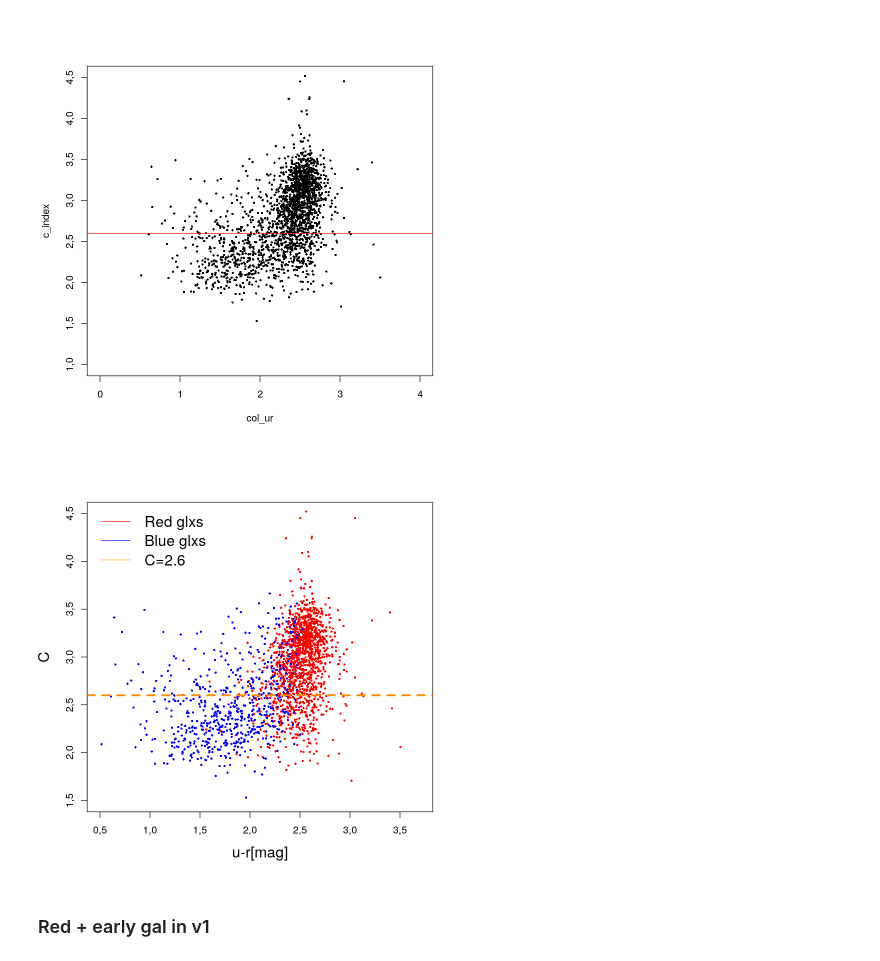
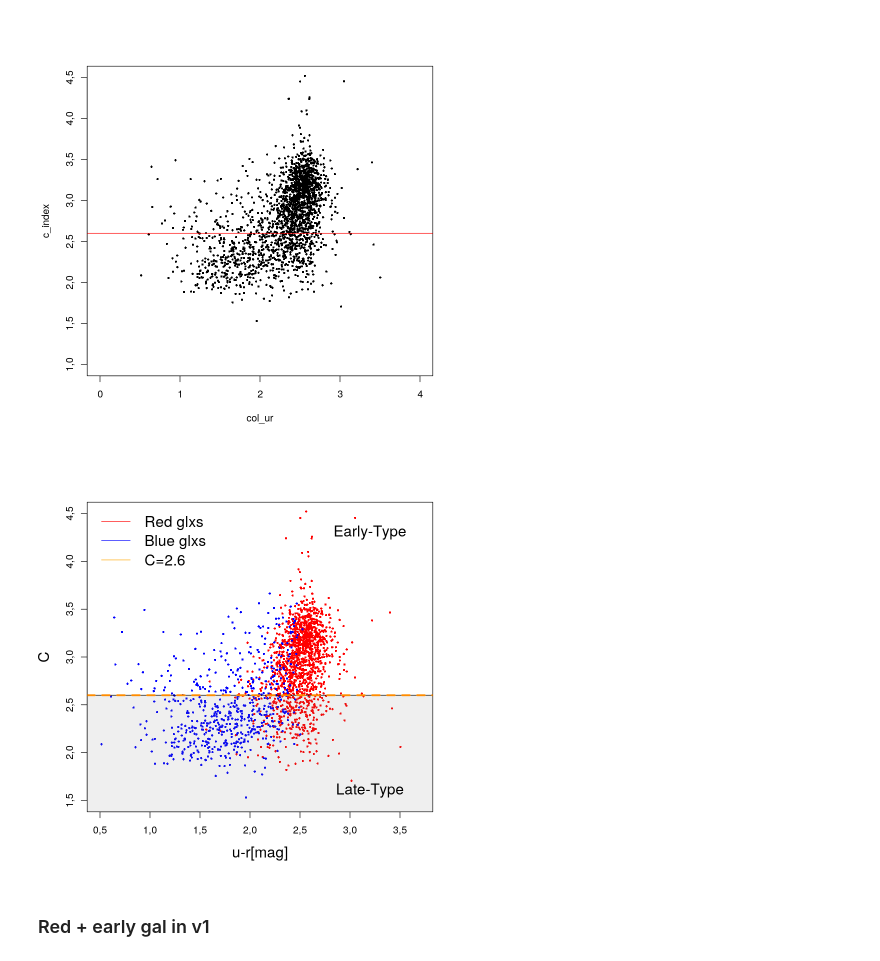
Before and after one commit to antotaverna/cg_environments, a Jupyter notebook: plots/red_early.ipynb, the cells around one changed output. Drawn from its saved outputs; the diff is of its cells as text; code cells hidden in the pictures.

Commit message:
new plot cparam vs color

```diff
--- a/plots/red_early.ipynb
+++ b/plots/red_early.ipynb
@@ -79,16 +83,23 @@ c_index_blue = subset(c_index, gal_v1$passive==0)
 # %%
 #cairo_ps("cparam_color_galcg.eps")
 
 plot(col_ur_red, c_index_red, xlim=c(0.5,3.7), ylim=c(1.5,4.5), pch=16, cex=0.5, col='red',
      xlab='u-r[mag]', ylab='C', cex.axis=1.0, cex.lab=1.5)
 points(col_ur_blue, c_index_blue, pch=16, cex=0.5, col='blue')
-abline(h=2.6, col='darkorange', lty=2, lwd=3)
+
 legend('topleft', legend=c("Red glxs", "Blue glxs", "C=2.6"),
        col=c("red", "blue","orange"), lty=1:1:1, cex=1.5, bty = "n")
-
+rect(0,-4,4,2.6,col = rgb(0.5,0.5,0.5,1/8), bty='n')
+abline(h=2.6, col='darkorange', lty=2, lwd=3)
+text(3.2, 4.3,'Early-Type',cex=1.5)
+text(3.2, 1.6,'Late-Type',cex=1.5)
+#magaxis(1,majorn=5, minorn=5, tcl=0.3, ratio=0.5,labels=FALSE)
+#magaxis(2,majorn=5, minorn=5, tcl=0.3, ratio=0.5,labels=FALSE)
+#magaxis(3,majorn=5, minorn=5, tcl=0.3, ratio=0.5,labels=FALSE)
+#magaxis(4,majorn=5, minorn=5, tcl=0.3, ratio=0.5,labels=FALSE)
 #dev.off()
 # %% [output]
-[figure, old version]
+[figure, new version]
 # %% [markdown]
 ### Red + early gal in v1
 # %%
```
Also changed, not shown: parts of 2 cells of this notebook, 1 other file.
